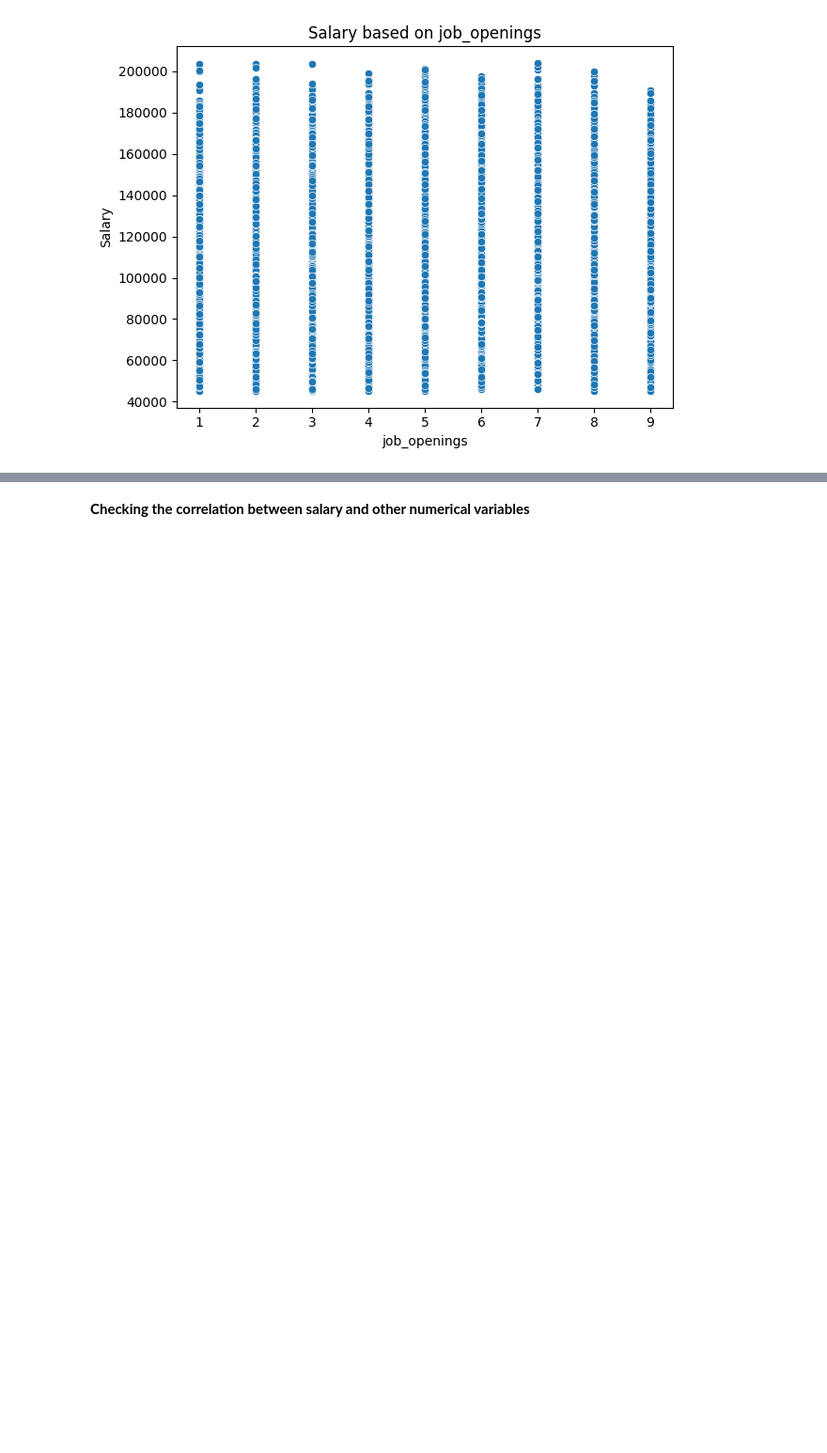
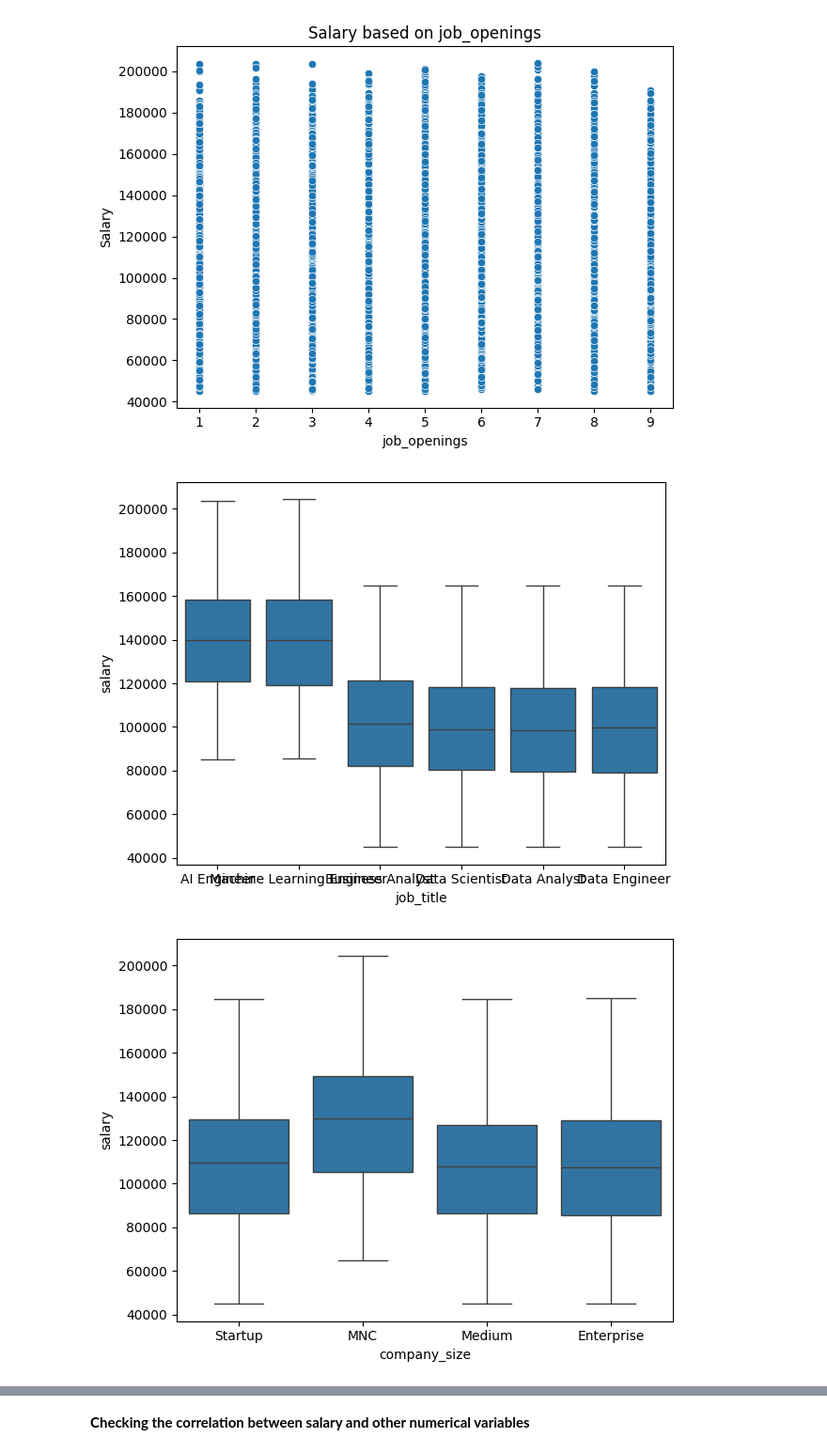
Before and after one commit to AsokTamang/Data_science, a Jupyter notebook: notebook/EDA.ipynb, the cells around one changed output, grey strips where cells are left out. Shown at 94% size. Saved outputs shown, nothing was run; the diff lists cells and outputs as text; code cells hidden in the pictures; blank space fills up the shorter version.

```diff
--- a/notebook/EDA.ipynb
+++ b/notebook/EDA.ipynb
@@ -154,6 +155,6 @@ df.describe()
 # %%
 categorical_features = [feature for feature in df.columns if df[feature].dtype!=int]
-numerical_features = [feature for feature in df.columns if df[feature].dtype==int and feature!='salary']
+numerical_features = [feature for feature in df.columns if df[feature].dtype==int]
 print(f'The categorical features are: {categorical_features}')
 print(f'The numerical features are: {numerical_features}')
 # %% [output]
@@ -220,3 +221,15 @@ for feature in numerical_features:
 [figure]
 [figure]
 [figure]
+# %%
+for feature in categorical_features:
+    sns.boxplot(
+        x=feature,
+        y='salary',
+        data=df,
+    )
+    plt.tight_layout()
+    plt.show()
+# %% [output]
+[figure, added]
+[figure, added]
```
Also changed, not shown: parts of 19 cells of this notebook.
